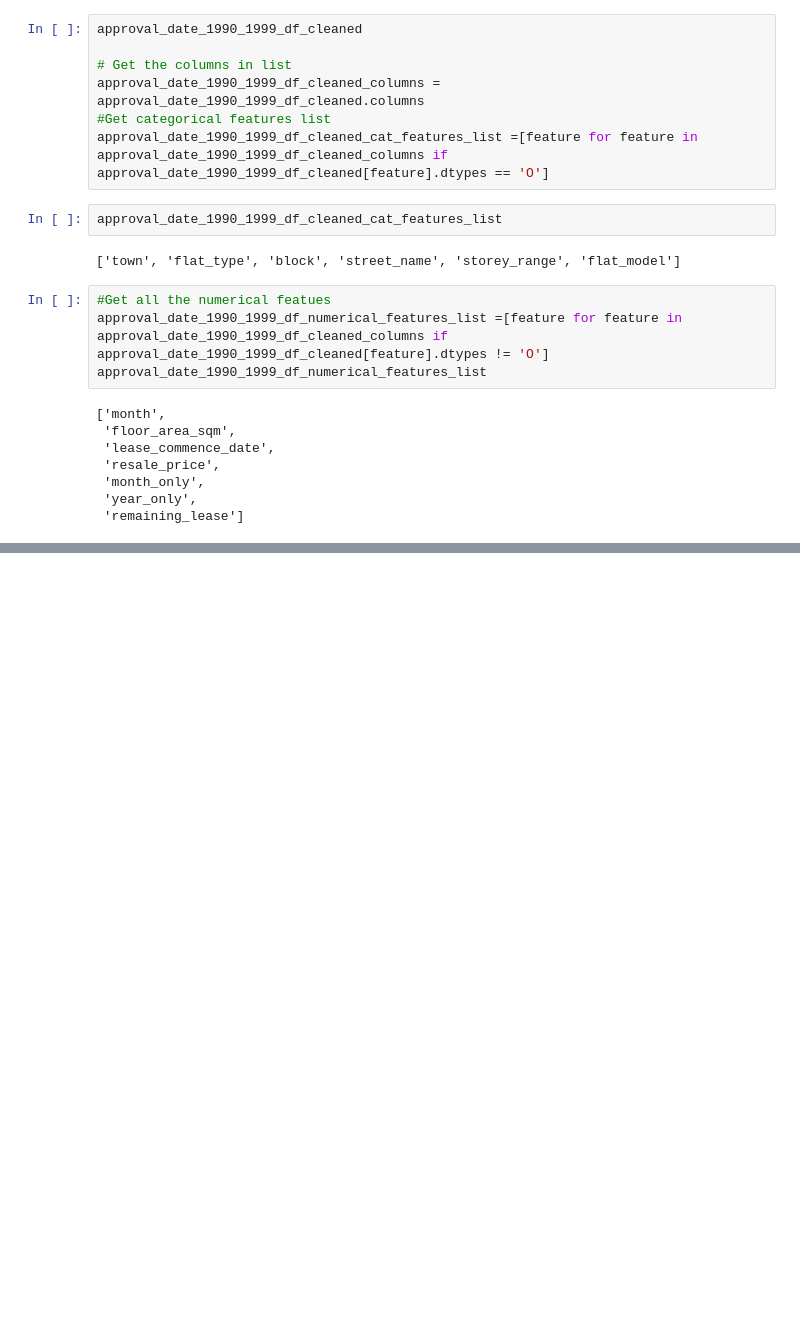
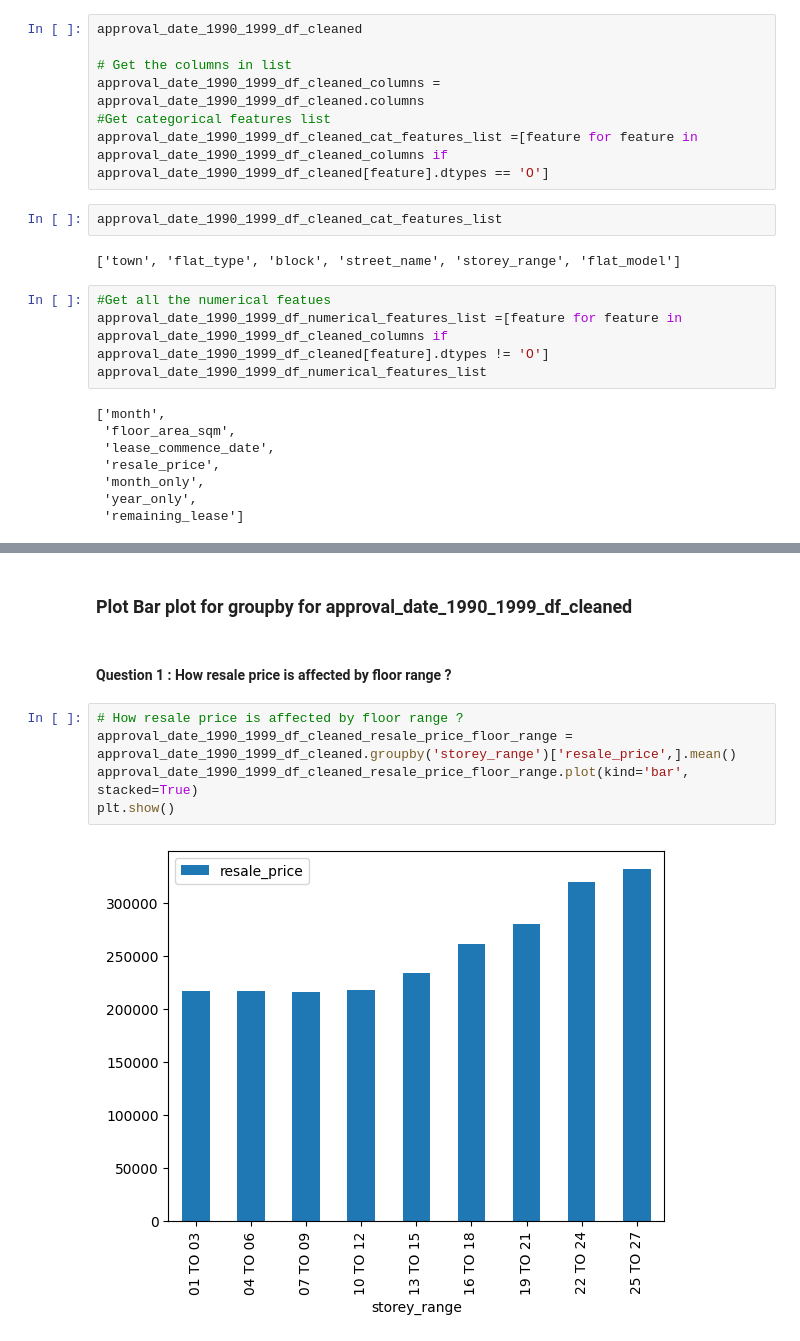
Before and after one commit to mohamed-ahshik/htx_xdata_tech_interview, a Jupyter notebook: notebooks/eda.ipynb, the cells around one changed output, grey strips where cells are left out. Cells and saved outputs as stored; diff of their text form; blank space fills up the shorter version.

```diff
--- a/notebooks/eda.ipynb
+++ b/notebooks/eda.ipynb
@@ -630,0 +792,11 @@ Name: count, dtype: int64
+# %% [markdown]
+### Plot Bar plot for groupby for approval_date_1990_1999_df_cleaned
+# %% [markdown]
+#### Question 1 : How resale price is affected by floor range ?
+# %%
+# How resale price is affected by floor range ?
+approval_date_1990_1999_df_cleaned_resale_price_floor_range = approval_date_1990_1999_df_cleaned.groupby('storey_range')['resale_price',].mean()
+approval_date_1990_1999_df_cleaned_resale_price_floor_range.plot(kind='bar', stacked=True)
+plt.show()
+# %% [output]
+[figure, added]
```
Also changed, not shown: parts of 44 cells of this notebook.
